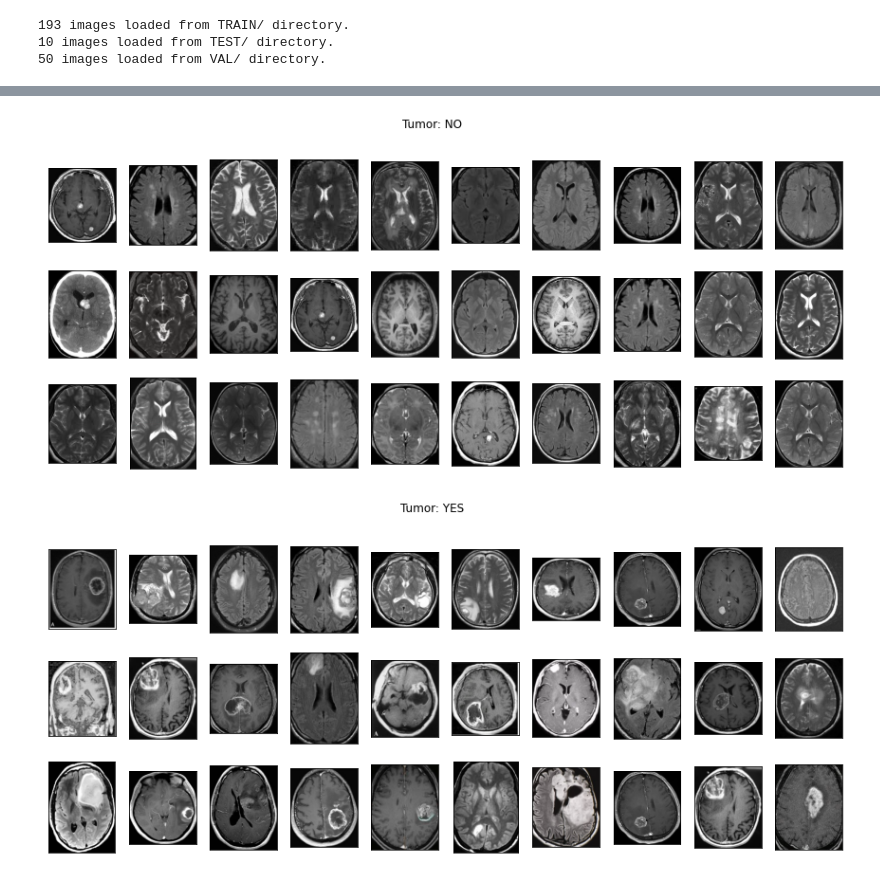
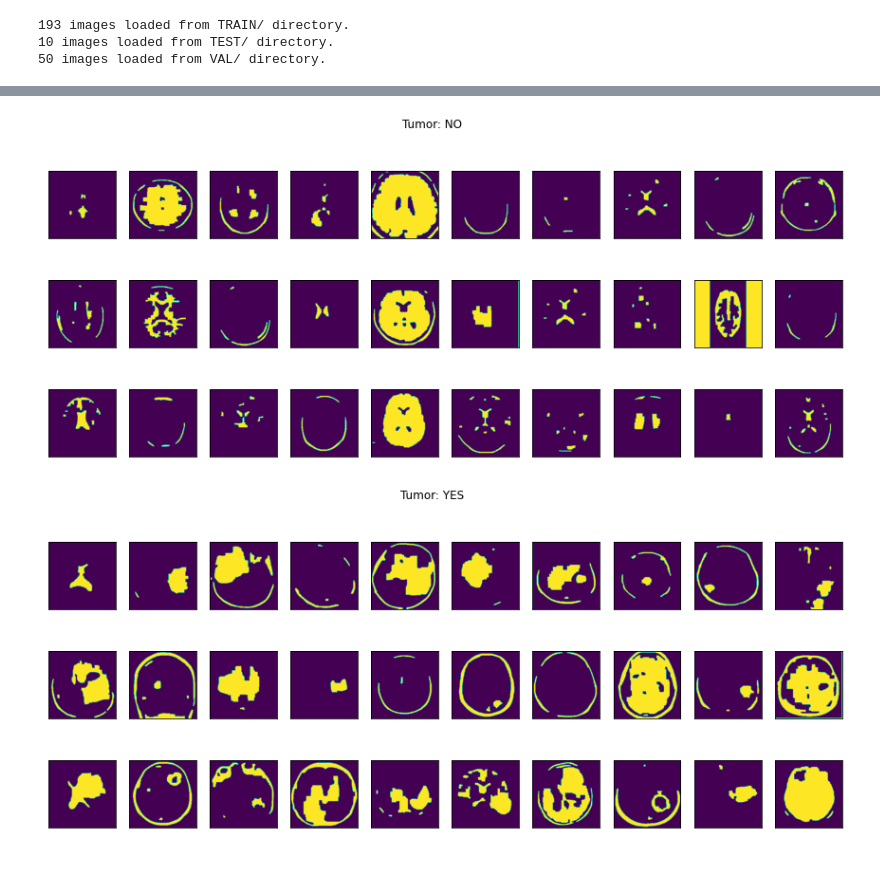
Before and after one commit to fysnbrg/Brain-Tumour-Segmentation, a Jupyter notebook: SVM_Implementation_(Paper).ipynb, the cells around one changed output, grey strips where cells are left out. Drawn from its saved outputs; the diff is of its cells as text; code cells hidden in the pictures.

```diff
--- a/SVM_Implementation_(Paper).ipynb
+++ b/SVM_Implementation_(Paper).ipynb
@@ -189,11 +241,0 @@ plot_samples(X_train, y_train, labels, 30)
-# %%
-RATIO_LIST=[]
-for set in (X_train, X_test, X_val):
-    for img in set:
-        RATIO_LIST.append(img.shape[1]/img.shape[0])
-
-plt.hist(RATIO_LIST)
-plt.title('Distribution of Image Ratios')
-plt.xlabel('Ratio Value')
-plt.ylabel('Count')
-plt.show()
@@ -301,9 +242,33 @@ plt.show()
+# %%
+def segment_imgs(set_name, add_pixels_value=0):
+    """
+    Finds the extreme points on the image and crops the rectangular out of them
+    """
+    set_new = []
+    for img in set_name:
+        img = cv2.resize(
+            img,
+            dsize=IMG_SIZE,
+            interpolation=cv2.INTER_CUBIC
+        )
+        img = cv2.GaussianBlur(img, (5, 5), 0)
+        img = img[:,:,1]/img.max()
+        L = 2
+        levs = np.arange(.5/L,1,1/L)
+        D = np.abs(img.reshape(img.shape+(1,)) - levs.reshape((1,1,-1)))
+        alpha =1
+        V = alpha*np.abs(levs.reshape((-1,1))-levs.reshape(1,-1))
+        new_img = aexpansion_grid(D,V)
+        new_img = new_img.flatten()
+        set_new.append(new_img)
+
+    return np.array(set_new)
 # %%
-X_train_crop = crop_imgs(set_name=X_train)
-X_val_crop = crop_imgs(set_name=X_val)
-X_test_crop = crop_imgs(set_name=X_test)
+X_train = segment_imgs(set_name=X_train)
+X_val = segment_imgs(set_name=X_val)
+X_test = segment_imgs(set_name=X_test)
 # %%
-plot_samples(X_train_crop, y_train, labels, 30)
+plot_samples(X_train, y_train, labels, 30)
 # %% [output]
-[figure, old version]
+[figure, new version]
-[figure, old version]
+[figure, new version]
```
Also changed, not shown: parts of 26 cells of this notebook.
